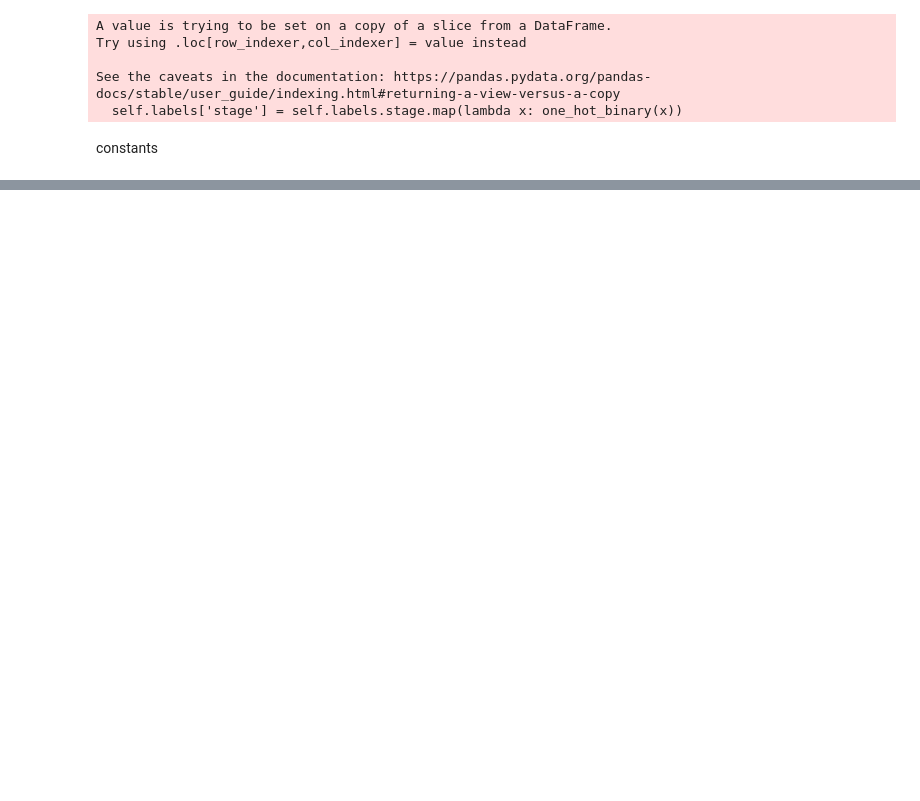
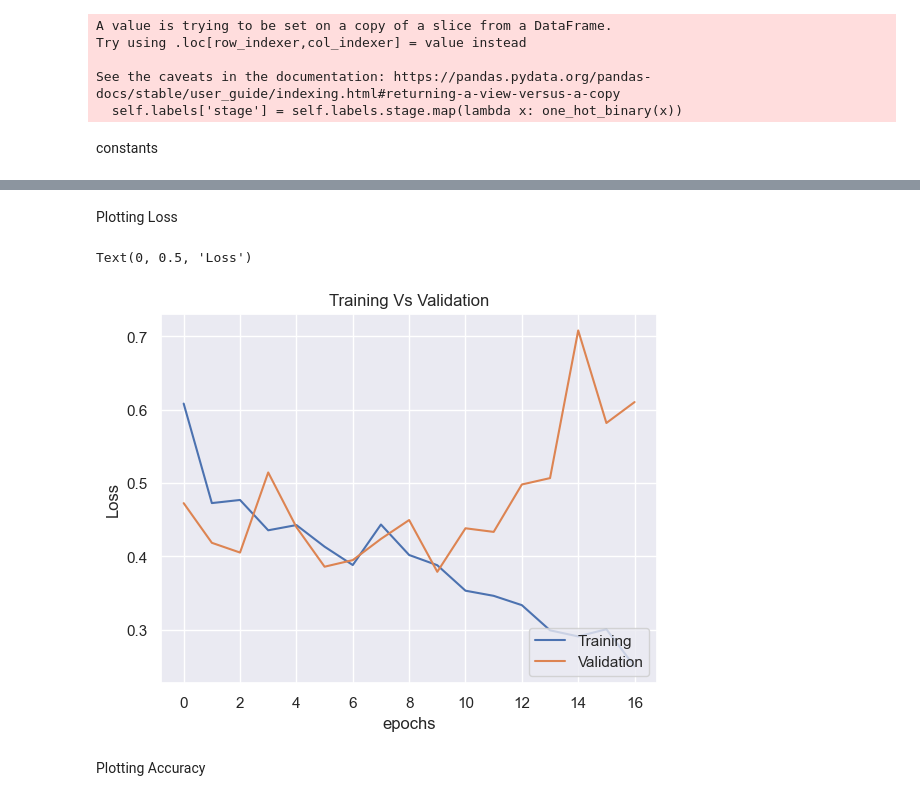
Before and after one commit to RaghulKrish1798/Canser-Stage-Detection-using-ML, a Jupyter notebook: Prediction_classifier.ipynb, the cells around one changed output, grey strips where cells are left out. Drawn from its saved outputs; the diff is of its cells as text; code cells hidden in the pictures; blank space fills up the shorter version.

Commit message:
Training and Testing Complete

```diff
--- a/Prediction_classifier.ipynb
+++ b/Prediction_classifier.ipynb
@@ -354,6 +356,8 @@ model.train()
 train_loss = []
 loss_valid = []
 acc_val = []
+best_loss = float('inf')
+patience = 7
 
 criterion = nn.CrossEntropyLoss()
 optimizer = torch.optim.SGD(model.parameters(), lr = lr, weight_decay = 0.005, momentum = 0.9)
@@ -414,5 +418,17 @@ for i in range(epochs):
         valid_acc = (np.array(batch_accs)).mean()
         acc_val.append(valid_acc)
         loss_valid.append(valid_loss)
-        print(f"epoch: {i}, Validation loss: {valid_loss}, Validation Accuracy: {valid_acc}%")
+        if i % 10 == 0:
+            print(f"epoch: {i}, Validation loss: {valid_loss}, Validation Accuracy: {valid_acc}%")
+
+    # Performing Early stopping
+    if valid_loss < best_loss:
+        best_loss = valid_loss
+        best_model = model.state_dict()
+        early_stop_count = 0
+    else:
+        early_stop_count += 1
+        if early_stop_count >= patience:
+            print(f"Validation loss hasn't improved in {patience} epochs. Stopping early!!!")
+            break
 # %% [output]
@@ -435,0 +478,18 @@ epoch: 29, Validation loss: 0.9567471146583557, Validation Accuracy: 78.57142857
+# %% [markdown]
+Plotting Loss
+# %%
+sns.set(style = "darkgrid") # Background Theme
+# train_loss = torch.stack(train_loss)
+plt.plot(train_loss)
+loss_valid = torch.stack(loss_valid)
+loss_valid = loss_valid.to('cpu')
+plt.plot(loss_valid)
+plt.legend(["Training", "Validation"], loc ="lower right")
+plt.xlabel("epochs")
+plt.title("Training Vs Validation")
+plt.ylabel("Loss")
+# %% [output]
+Text(0, 0.5, 'Loss')
+[figure, added]
+# %% [markdown]
+Plotting Accuracy
```
Also changed, not shown: parts of 4 cells of this notebook.
